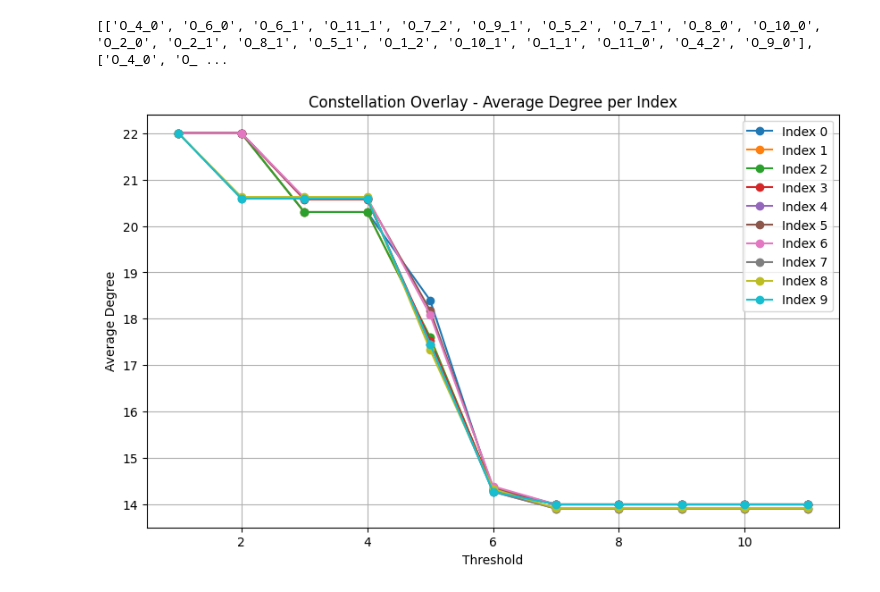
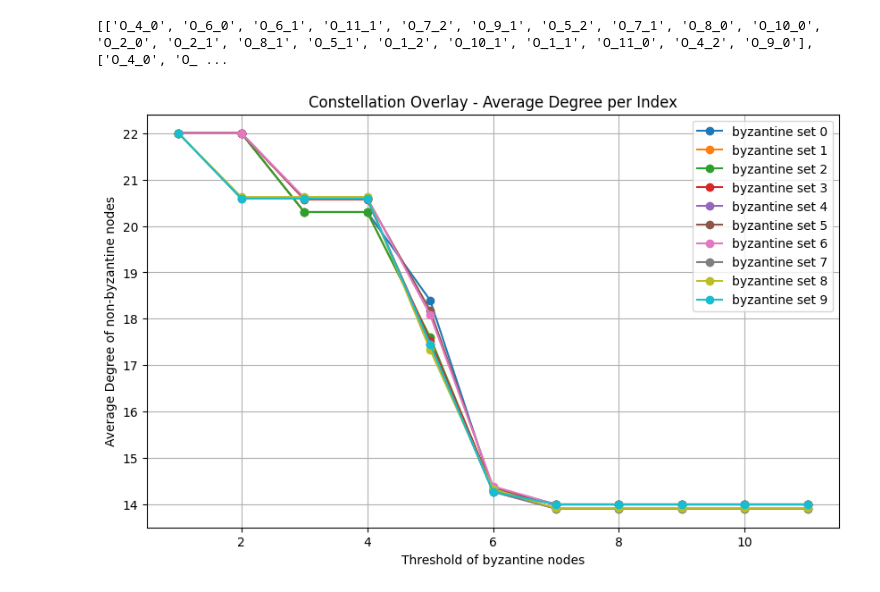
Before and after one commit to nano-o/python-fbas, a Jupyter notebook: python_fbas/constellation/notebooks/byzantine_thresholds.ipynb, the cells around one changed output. Saved outputs shown, nothing was run; the diff lists cells and outputs as text; code cells hidden in the pictures.

```diff
--- a/python_fbas/constellation/notebooks/byzantine_thresholds.ipynb
+++ b/python_fbas/constellation/notebooks/byzantine_thresholds.ipynb
@@ -118,33 +118,33 @@ import numpy as np
 #     # plt.plot(thresholds, stddev_degrees, marker='^', label='Std Dev of Degree')
 #     # plt.plot(thresholds, max_degrees, marker='x', label='Max Degree')
 
 #     plt.xlabel("Threshold")
 #     plt.ylabel("Degree")
 #     plt.title("Constellation Overlay Degree Statistics")
 #     plt.legend()
 #     plt.grid(True)
 #     plt.show()
 
 # # Call this function after populating `data`
 # plot_data(data)
 
 def plot_data(data):
     thresholds = list(data.keys())
 
     plt.figure(figsize=(10, 6))
 
     for i in range(len(next(iter(data.values())))):
         avg_degrees = [data[t][i]["avg"] for t in thresholds]
         plt.plot(thresholds, avg_degrees, marker='o', linestyle='-', label=f'byzantine set {i}')
 
-    plt.xlabel("Threshold")
-    plt.ylabel("Average Degree")
+    plt.xlabel("Threshold of byzantine nodes")
+    plt.ylabel("Average Degree of non-byzantine nodes")
     plt.title("Constellation Overlay - Average Degree per Index")
     plt.legend()
     plt.grid(True)
     plt.show()
 
 # Call this function after populating `data`
 plot_data(data)
 # %% [output]
-[figure, old version]
+[figure, new version]
```
Also changed, not shown: 5 other files.
